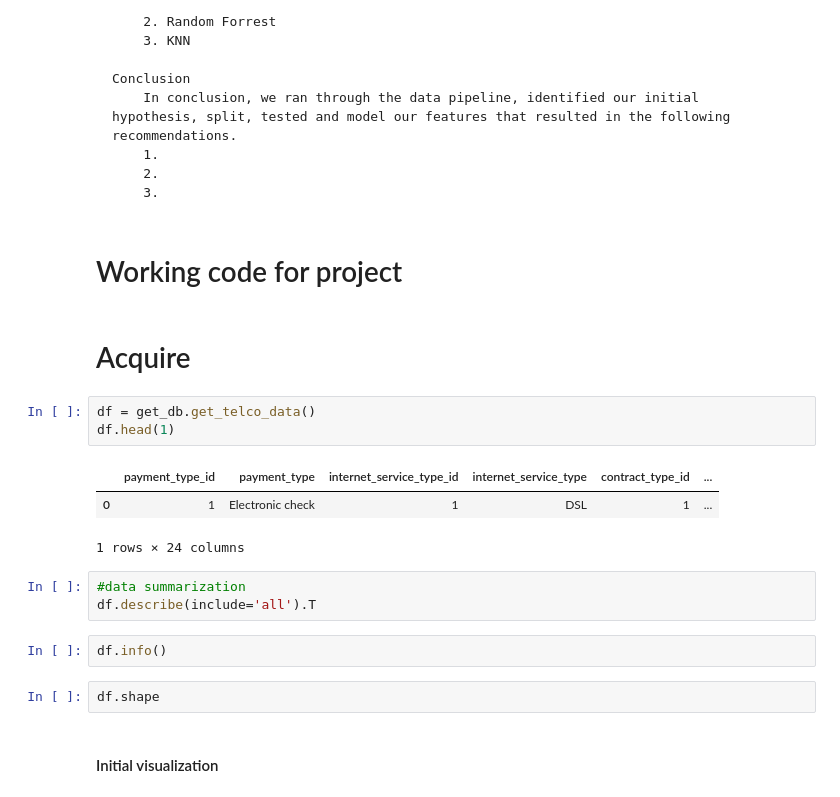
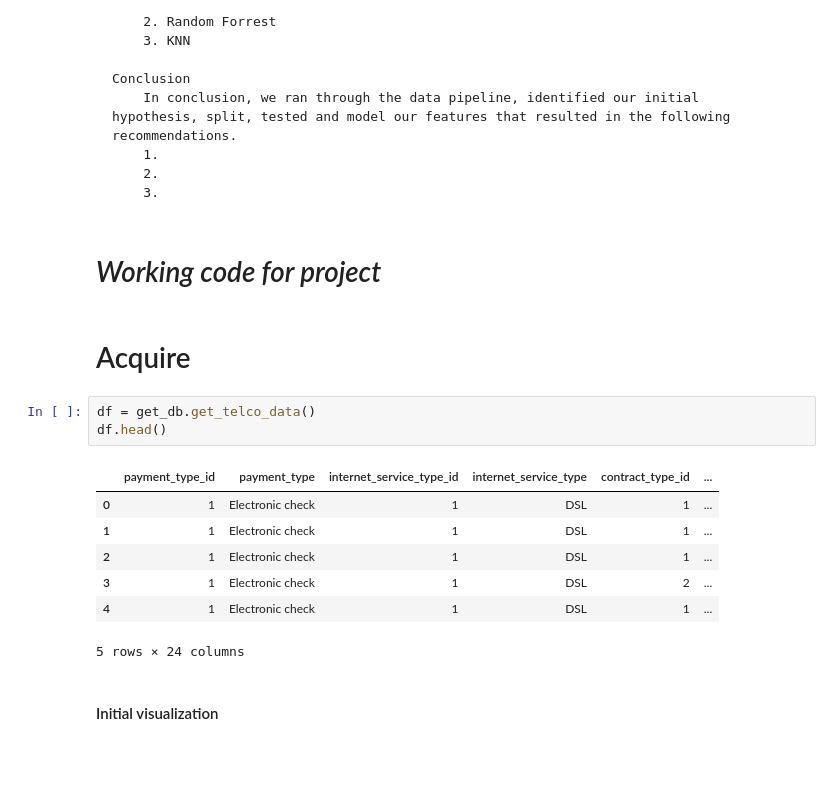
Before and after one commit to hrodjr/telco-churn-classification-project, a Jupyter notebook: scratch_telco.ipynb, the cells around one changed output. Saved outputs shown, nothing was run; the diff lists cells and outputs as text; blank space fills up the shorter version.

Commit message:
updated project files

```diff
--- a/scratch_telco.ipynb
+++ b/scratch_telco.ipynb
@@ -120,22 +120,19 @@ from sklearn.neighbors import KNeighborsClassifier
         2.
         3.
 # %% [markdown]
-# Working code for project
+# *Working code for project*
 # %% [markdown]
 # Acquire
 # %%
 df = get_db.get_telco_data()
-df.head(1)
+df.head()
 # %% [output]
 |  | payment_type_id | payment_type | internet_service_type_id | internet_service_type | contract_type_id | ... |
 | 0 | 1 | Electronic check | 1 | DSL | 1 | ... |
+| 1 | 1 | Electronic check | 1 | DSL | 1 | ... |
+| 2 | 1 | Electronic check | 1 | DSL | 1 | ... |
+| 3 | 1 | Electronic check | 1 | DSL | 2 | ... |
+| 4 | 1 | Electronic check | 1 | DSL | 1 | ... |
-1 rows × 24 columns
+5 rows × 24 columns
-# %%
-#data summarization
-df.describe(include='all').T
-# %%
-df.info()
-# %%
-df.shape
 # %% [markdown]
 #### Initial visualization
```
Also changed, not shown: parts of 31 cells of this notebook, 2 other files.
